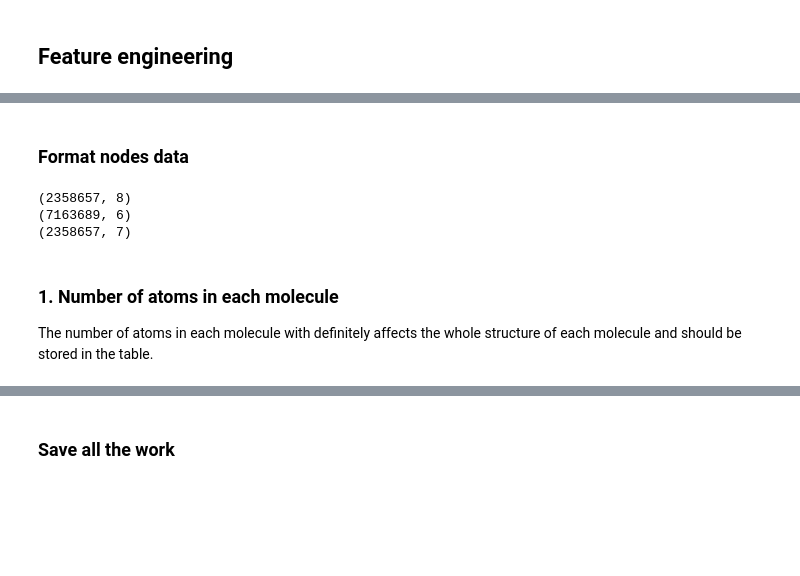
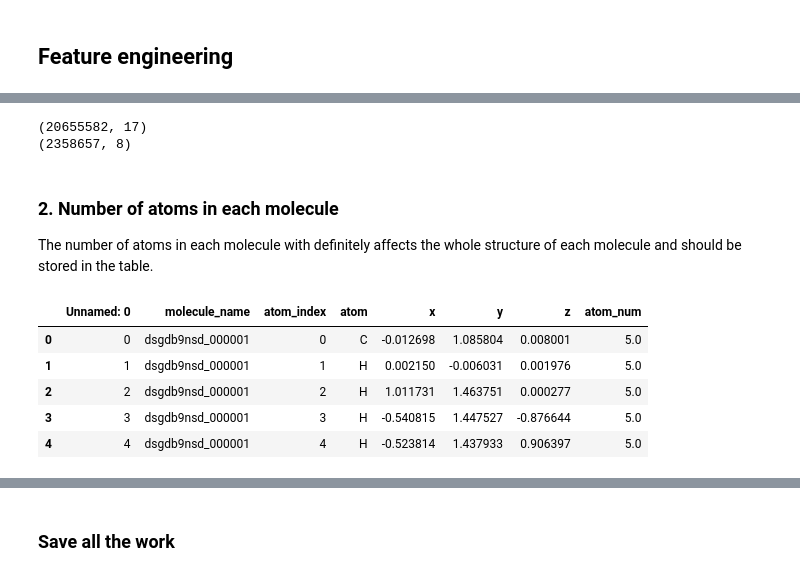
Before and after one commit to CesareGao/molecule_property_prediction, a Jupyter notebook: data_mining.ipynb, the cells around one changed output, grey strips where cells are left out. Drawn from its saved outputs; the diff is of its cells as text; code cells hidden in the pictures; blank space fills up the shorter version.

```diff
--- a/data_mining.ipynb
+++ b/data_mining.ipynb
@@ -180,29 +181,32 @@ sns.distplot(struc_df.groupby('molecule_name').count().z,bins=25,kde=False)
 # %%
 edges_df = pd.concat([train_df[np.delete(train_df.columns.values,-1)],test_df],keys=["train","test"])
-# %% [markdown]
-### Format nodes data
 # %%
 nodes_df = struc_df
 # %%
-struc_df = pd.read_csv("../data/structures_exp.csv")
-print(struc_df.shape)
 edges_df = pd.read_csv("../data/edges.csv")
 print(edges_df.shape)
 nodes_df = pd.read_csv("../data/nodes.csv")
 print(nodes_df.shape)
 # %% [output]
+(20655582, 17)
 (2358657, 8)
-(7163689, 6)
-(2358657, 7)
 # %% [markdown]
 
-### 1. Number of atoms in each molecule
+### 2. Number of atoms in each molecule
 
 The number of atoms in each molecule with definitely affects the whole structure of each molecule and should be stored in the table.
 # %%
-count_df = edges.groupby('molecule_name').count().z
+count_df = nodes_df.groupby('molecule_name').count().z
 def count_atoms(x):
     return count_df.loc[x.molecule_name]
-for i in range(edges_df.shape[0]):
-    edges_df.set_value(i, "atom_num", count_atoms(edges_df.iloc[i,:]))
-edges_df.head()
+for i in range(nodes_df.shape[0]):
+    nodes_df.set_value(i, "atom_num", count_atoms(nodes_df.iloc[i,:]))
+nodes_df["atom_num"] = nodes_df.atom_num.apply(int)
+nodes_df.head()
+# %% [output]
+|  | Unnamed: 0 | molecule_name | atom_index | atom | x | y | z | atom_num |
+| 0 | 0 | dsgdb9nsd_000001 | 0 | C | -0.012698 | 1.085804 | 0.008001 | 5.0 |
+| 1 | 1 | dsgdb9nsd_000001 | 1 | H | 0.002150 | -0.006031 | 0.001976 | 5.0 |
+| 2 | 2 | dsgdb9nsd_000001 | 2 | H | 1.011731 | 1.463751 | 0.000277 | 5.0 |
+| 3 | 3 | dsgdb9nsd_000001 | 3 | H | -0.540815 | 1.447527 | -0.876644 | 5.0 |
+| 4 | 4 | dsgdb9nsd_000001 | 4 | H | -0.523814 | 1.437933 | 0.906397 | 5.0 |
```
Also changed, not shown: parts of 18 cells of this notebook, 1 other file.
